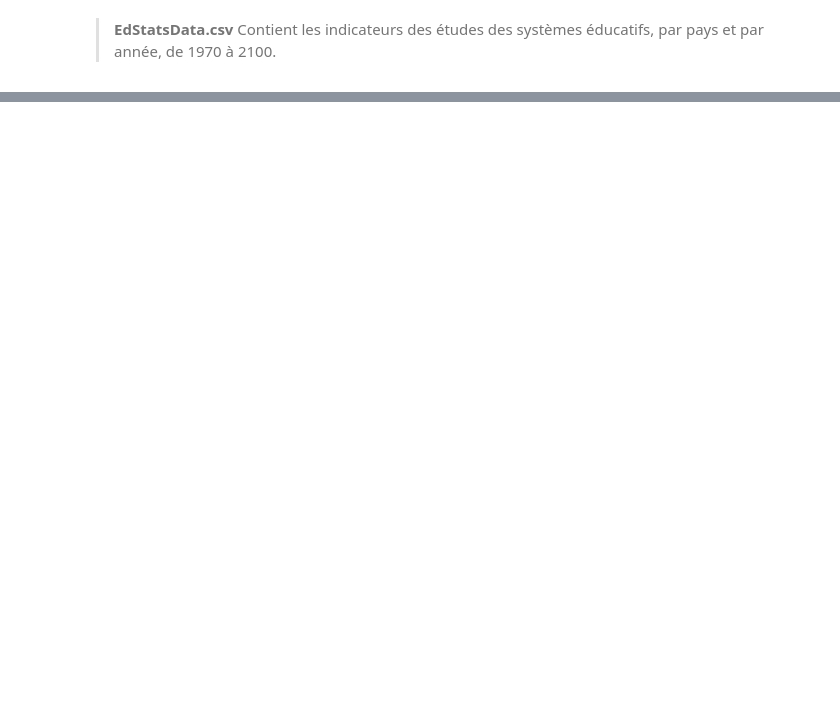
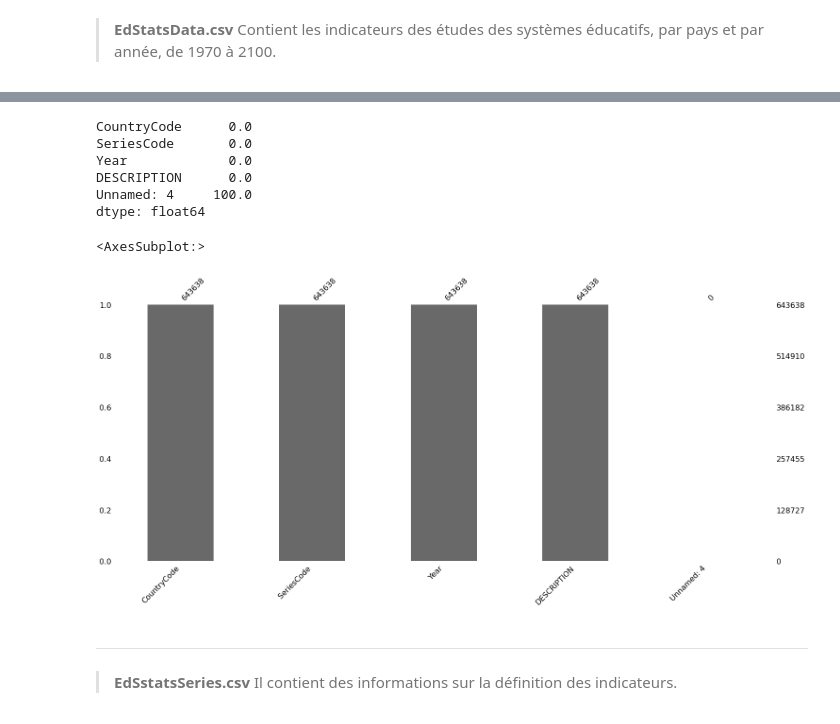
Before and after one commit to Charlotte-1987/openclassroom-projet2, a Jupyter notebook: notebook_p2.ipynb, the cells around one changed output, grey strips where cells are left out. Saved outputs shown, nothing was run; the diff lists cells and outputs as text; code cells hidden in the pictures; blank space fills up the shorter version.

```diff
--- a/notebook_p2.ipynb
+++ b/notebook_p2.ipynb
@@ -59,0 +280,5 @@ df.head()
+# %%
+# Importation du fichier EdStatsFootNote
+
+stats_foot_note = pd.read_csv(r"C:\Users\choup\Desktop\projet\openclassroom-projet2\data\EdStatsFootNote.csv")
+stats_foot_note.head(20)
@@ -59,0 +326,21 @@ df.head()
+# %%
+# % de données absentes par années, triées par ordre croissant
+
+(stats_foot_note.isna().sum()/stats_foot_note.shape[0]*100).sort_values(ascending=True)
+# %% [output]
+CountryCode      0.0
+SeriesCode       0.0
+Year             0.0
+DESCRIPTION      0.0
+Unnamed: 4     100.0
+dtype: float64
+# %%
+msno.bar(stats_foot_note.sample(643638))
+# %% [output]
+<AxesSubplot:>
+[figure, added]
+# %% [markdown]
+---
+# %% [markdown]
+>**EdSstatsSeries.csv**
+> Il contient des informations sur la définition des indicateurs.
```
Also changed, not shown: parts of 48 cells of this notebook.
